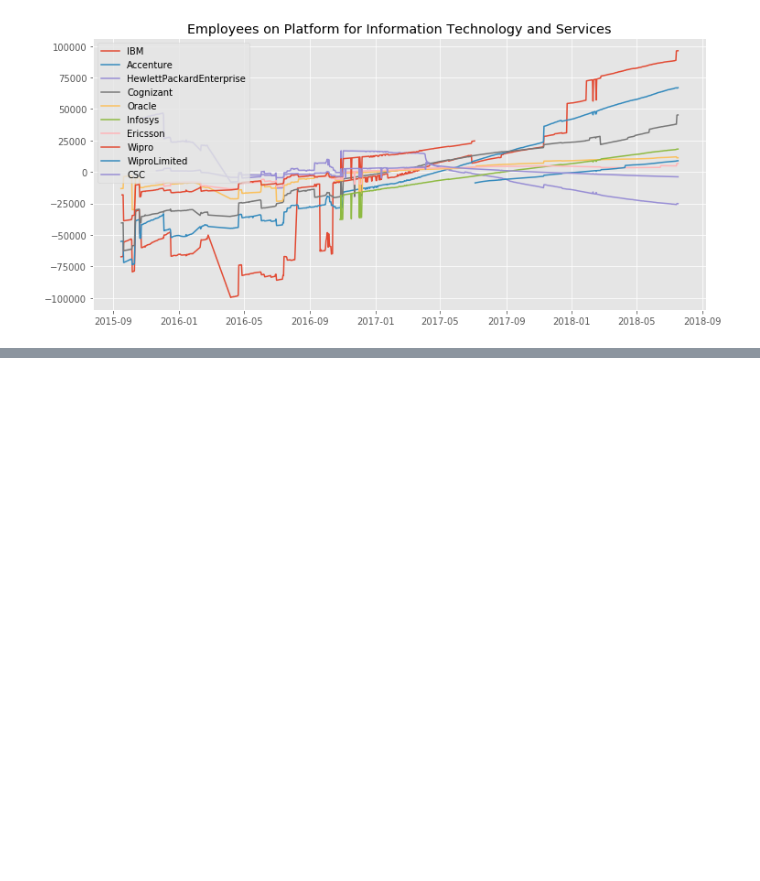
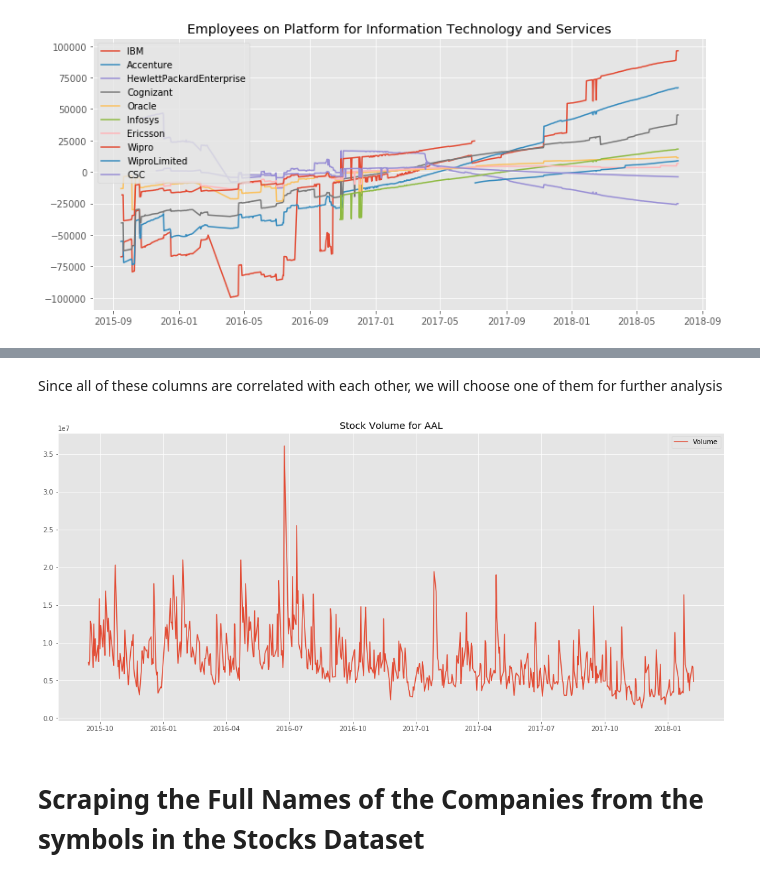
Before and after one commit to garimamalhotra/stock_predict, a Jupyter notebook: Capstone_Project_proposal_1.ipynb, the cells around one changed output, grey strips where cells are left out. Saved outputs shown, nothing was run; the diff lists cells and outputs as text; code cells hidden in the pictures; blank space fills up the shorter version.

```diff
--- a/Capstone_Project_proposal_1.ipynb
+++ b/Capstone_Project_proposal_1.ipynb
@@ -318,2 +322,21 @@ for sym in unq_sym[:1]:
+# %% [markdown]
+Since all of these columns are correlated with each other, we will choose one of them for further analysis
+# %%
+fig=plt.figure(figsize=(18,8))
+ax=fig.add_subplot(111)
+unq_sym=df_stocks['Name'].unique()
+#Looking at Time series for
+for sym in unq_sym[:1]:
+    df_sel=df_stocks_cut[df_stocks_cut['Name']==sym]
+    df_sel=df_sel.sort_values(by='date')
+    ax.plot(df_sel['date'],df_sel['volume'],label='Volume')
+    ax.legend(loc='best')
+    ax.set_title('Stock Volume for '+sym)
+
+#Unlike stock values, the Volume data does not have a trend over the years.
+# %% [output]
+[figure, added]
+# %% [markdown]
+# Scraping the Full Names of the Companies from the symbols in the Stocks Dataset
 # %%
 # Finding the Unique stock Names
```
Also changed, not shown: parts of 68 cells of this notebook.
